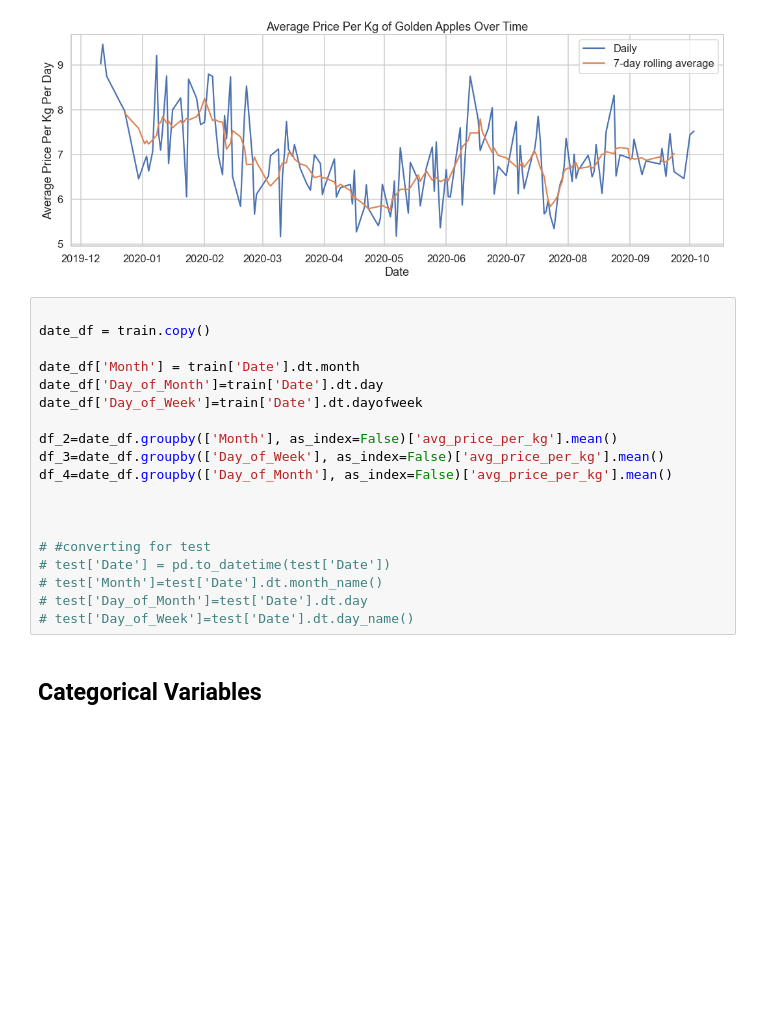
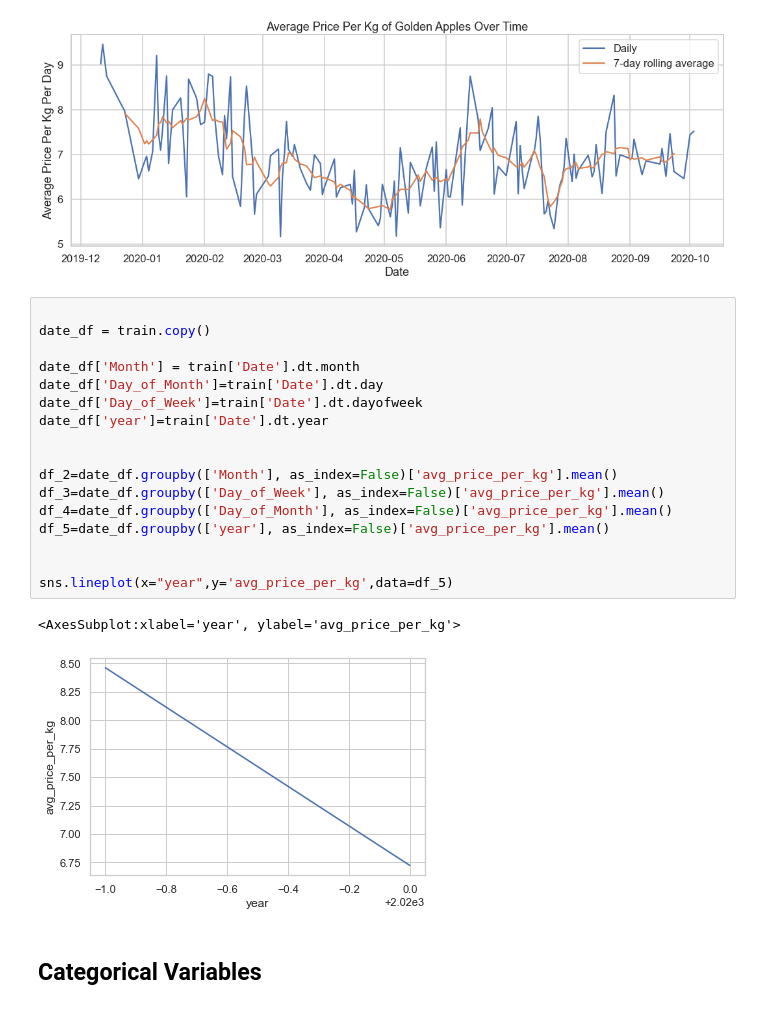
Before and after one commit to nkonyanihlulani/Team_7_regression, a Jupyter notebook: team_7.ipynb, the cells around one changed output. Cells and saved outputs as stored; diff of their text form; blank space fills up the shorter version.

```diff
--- a/team_7.ipynb
+++ b/team_7.ipynb
@@ -237,22 +239,23 @@ plt.show()
 # %%
 
 date_df = train.copy()
 
 date_df['Month'] = train['Date'].dt.month
 date_df['Day_of_Month']=train['Date'].dt.day
 date_df['Day_of_Week']=train['Date'].dt.dayofweek
+date_df['year']=train['Date'].dt.year
+
 
 df_2=date_df.groupby(['Month'], as_index=False)['avg_price_per_kg'].mean()
 df_3=date_df.groupby(['Day_of_Week'], as_index=False)['avg_price_per_kg'].mean()
 df_4=date_df.groupby(['Day_of_Month'], as_index=False)['avg_price_per_kg'].mean()
+df_5=date_df.groupby(['year'], as_index=False)['avg_price_per_kg'].mean()
 
 
-
-# #converting for test
-# test['Date'] = pd.to_datetime(test['Date'])
-# test['Month']=test['Date'].dt.month_name()
-# test['Day_of_Month']=test['Date'].dt.day
-# test['Day_of_Week']=test['Date'].dt.day_name()
+sns.lineplot(x="year",y='avg_price_per_kg',data=df_5)
+# %% [output]
+<AxesSubplot:xlabel='year', ylabel='avg_price_per_kg'>
+[figure, added]
 # %% [markdown]
 ## **Categorical Variables**
 # %% [markdown]
```
Also changed, not shown: parts of 30 cells of this notebook, 5 other files.
